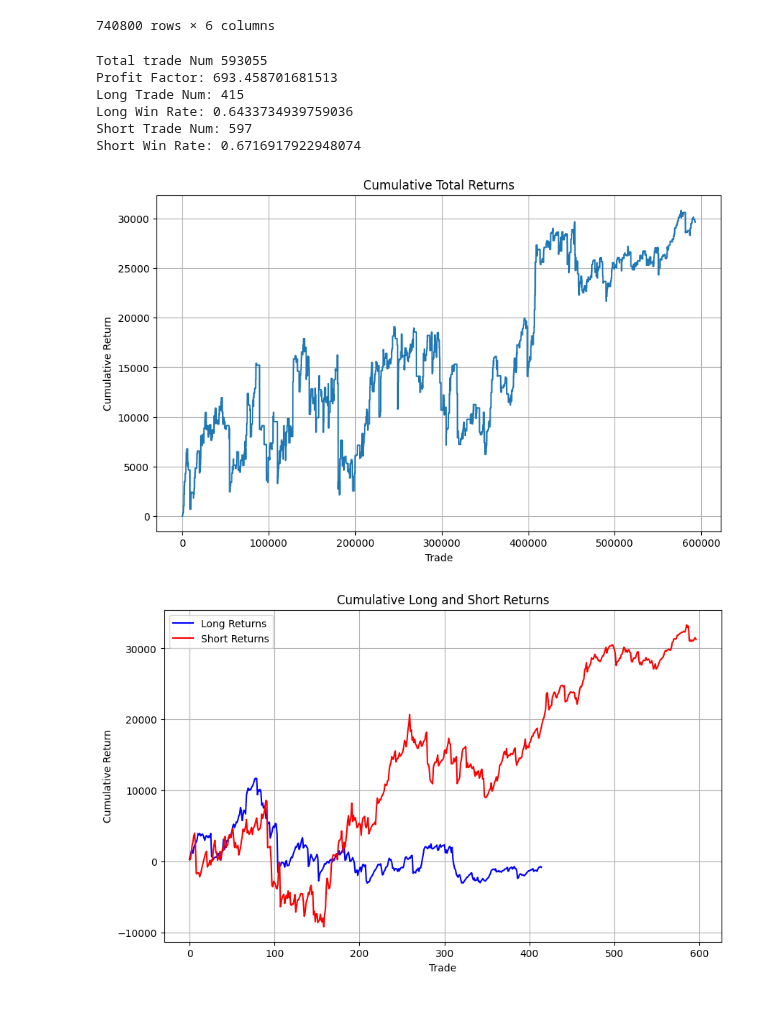
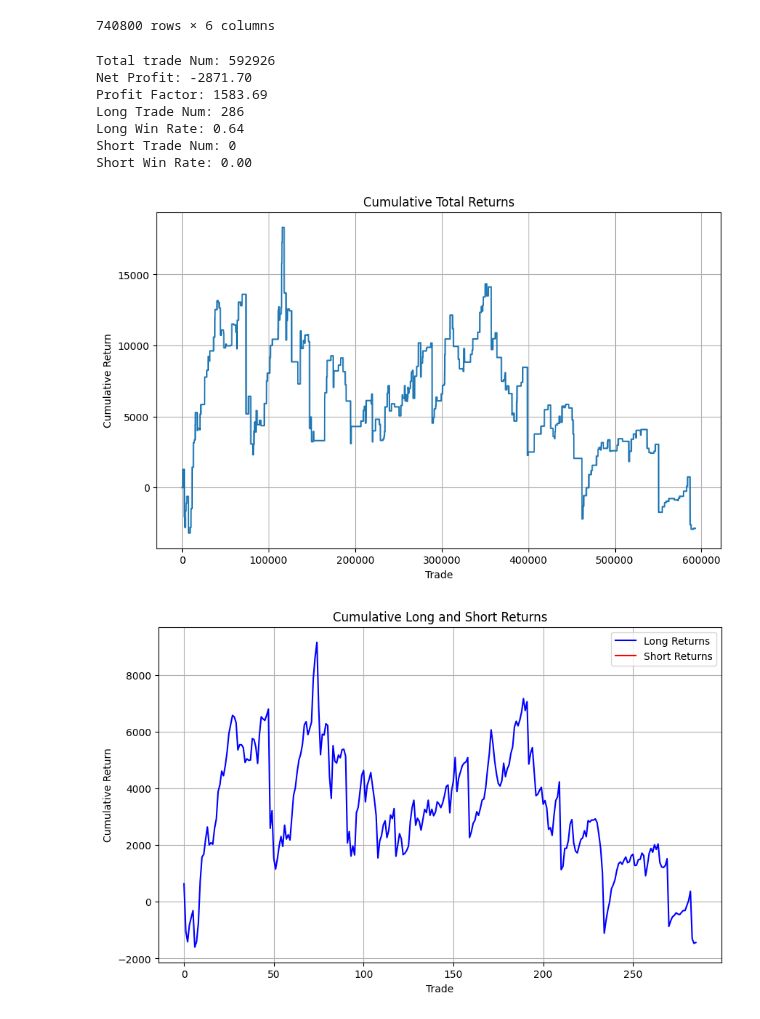
Before and after one commit to pixcelo/learning-model, a Jupyter notebook: rule-based/rsi.ipynb, the cells around one changed output. Saved outputs shown, nothing was run; the diff lists cells and outputs as text; code cells hidden in the pictures.

```diff
--- a/rule-based/rsi.ipynb
+++ b/rule-based/rsi.ipynb
@@ -39,14 +40,16 @@ def summarize_trade_results(trade_results):
 
     long_win_rate = sum(1 for x in trade_results['long_profits'] if x > 0) / len(trade_results['long_profits']) if trade_results['long_profits'] else 0
     short_win_rate = sum(1 for x in trade_results['short_profits'] if x > 0) / len(trade_results['short_profits']) if trade_results['short_profits'] else 0
+    net_profit = sum(trade_results['profits'])
 
     # Print the statistics
-    print("Total trade Num", len(trade_results['profits']))
-    print("Profit Factor:", profit_factor)
+    print("Total trade Num:", len(trade_results['profits']))
+    print("Net Profit: {:.2f}".format(net_profit))
+    print("Profit Factor: {:.2f}".format(profit_factor))
     print("Long Trade Num:", len(trade_results['long_profits']))
-    print("Long Win Rate:", long_win_rate)
+    print("Long Win Rate: {:.2f}".format(long_win_rate))
     print("Short Trade Num:", len(trade_results['short_profits']))
-    print("Short Win Rate:", short_win_rate)
+    print("Short Win Rate: {:.2f}".format(short_win_rate))
 
     # Create cumulative return series
     cumulative_returns = np.cumsum(trade_results['profits'])
@@ -107,5 +165,4 @@ def trade_conditions(data_row, portfolio):
 # %%
-# Backtest
 def trade_logic(df):
     # Initialize trade_results
     trade_results = {
@@ -126,7 +183,7 @@ def trade_logic(df):
         profit = 0
 
         data_row = df.iloc[i]
-        action = trade_conditions(data_row, portfolio)
+        action = trade_conditions3(data_row, portfolio)
 
         if portfolio['position'] is not None:
             if action == 'exit_long':
@@ -173,28 +230,31 @@ def trade_logic(df):
 
     return trade_results
 # %%
-# Specify the DataFrame to be used in the backtest
-df = train_df
+# Backtest
+if __name__ == '__main__':
+    # Specify the DataFrame to be used in the backtest
+    df = train_df
 
-# Prepare the data
-df = prepare_data(df)
+    # Prepare the data
+    df = prepare_data(df)
 
-# Execute the trade logic
-trade_results = trade_logic(df)
+    # Execute the trade logic
+    trade_results = trade_logic(df)
 
-# Summarize the trade results
-summarize_trade_results(trade_results)
+    # Summarize the trade results
+    summarize_trade_results(trade_results)
 
-# Update OptimalF calculator with trade results and calculate optimal_f
-# opt_f_calculator.set_trade_returns(trade_results['profits'])
-# opt_f = opt_f_calculator.calculate()
-# print("Optimal f:", opt_f)
+    # Update OptimalF calculator with trade results and calculate optimal_f
+    # opt_f_calculator.set_trade_returns(trade_results['profits'])
+    # opt_f = opt_f_calculator.calculate()
+    # print("Optimal f:", opt_f)
 # %% [output]
-Total trade Num 593055
-Profit Factor: 693.458701681513
-Long Trade Num: 415
-Long Win Rate: 0.6433734939759036
-Short Trade Num: 597
-Short Win Rate: 0.6716917922948074
+Total trade Num: 592926
+Net Profit: -2871.70
+Profit Factor: 1583.69
+Long Trade Num: 286
+Long Win Rate: 0.64
+Short Trade Num: 0
+Short Win Rate: 0.00
-[figure, old version]
+[figure, new version]
-[figure, old version]
+[figure, new version]
```
Also changed, not shown: parts of 4 cells of this notebook.
